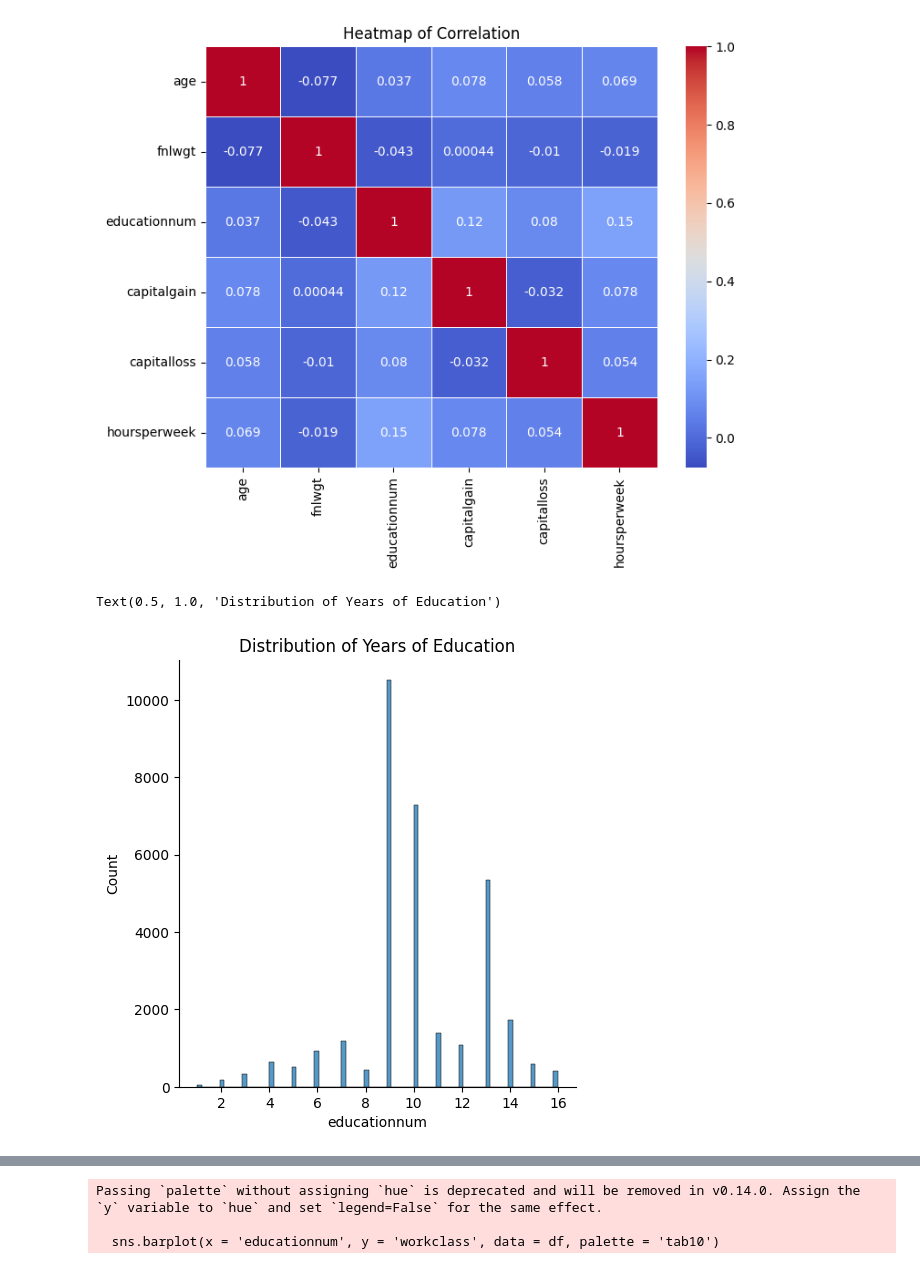
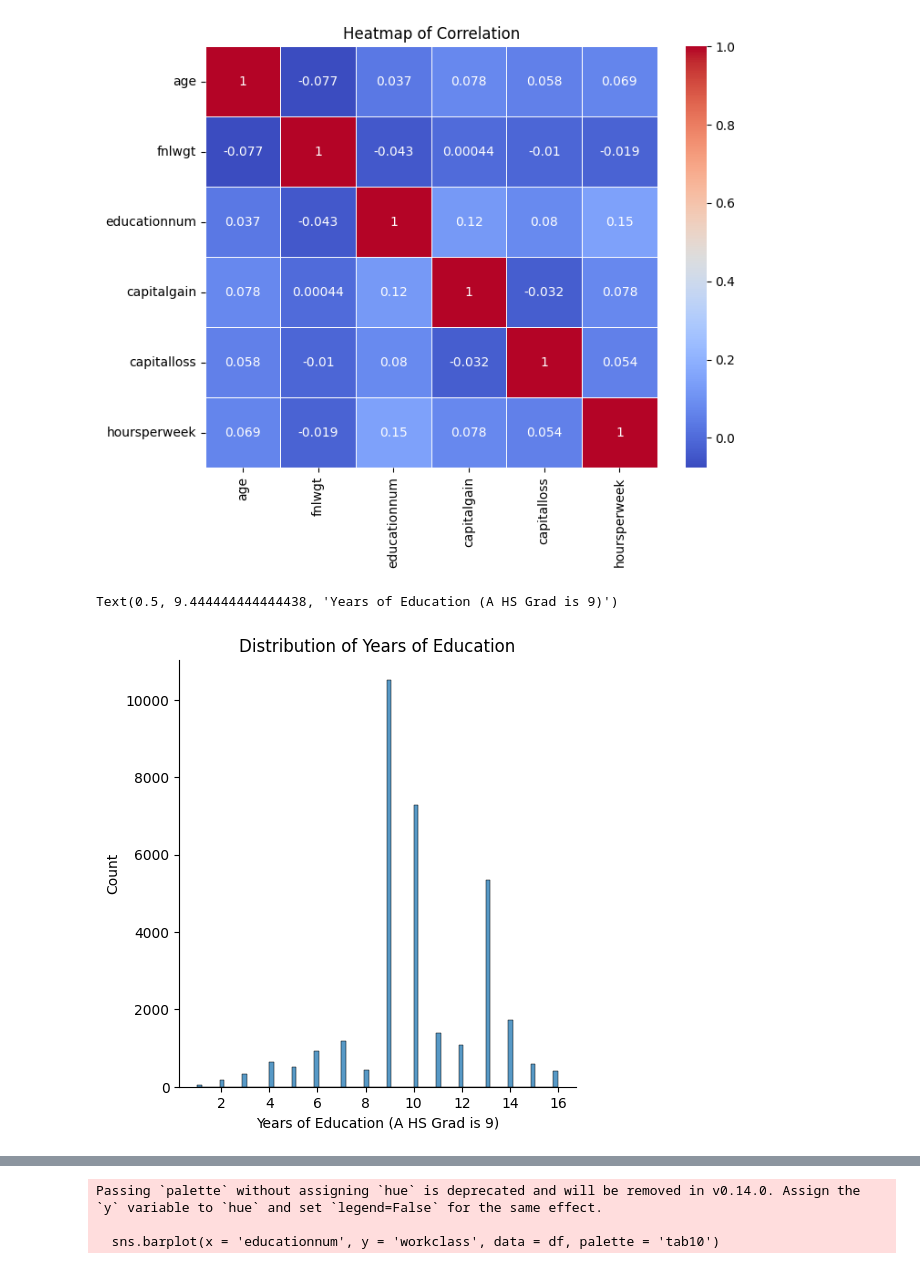
Before and after one commit to aryamankachroo/DTSC1302FinalGroupProject, a Jupyter notebook: DtscFinalProjectCode.ipynb, the cells around one changed output, grey strips where cells are left out. Saved outputs shown, nothing was run; the diff lists cells and outputs as text; code cells hidden in the pictures.

```diff
--- a/DtscFinalProjectCode.ipynb
+++ b/DtscFinalProjectCode.ipynb
@@ -136,9 +136,10 @@ plt.show()
 # %%
 sns.displot(x = df['educationnum'])
 plt.title('Distribution of Years of Education')
+plt.xlabel('Years of Education (A HS Grad is 9)')
 # %% [output]
-Text(0.5, 1.0, 'Distribution of Years of Education')
+Text(0.5, 9.444444444444438, 'Years of Education (A HS Grad is 9)')
-[figure, old version]
+[figure, new version]
 # %%
 df['salary'] = df['salary'].replace({' <=50K': 0, ' >50K': 1})
 #df['salary'] = df['salary'].astype(int)
```
Also changed, not shown: parts of 1 cell of this notebook.
